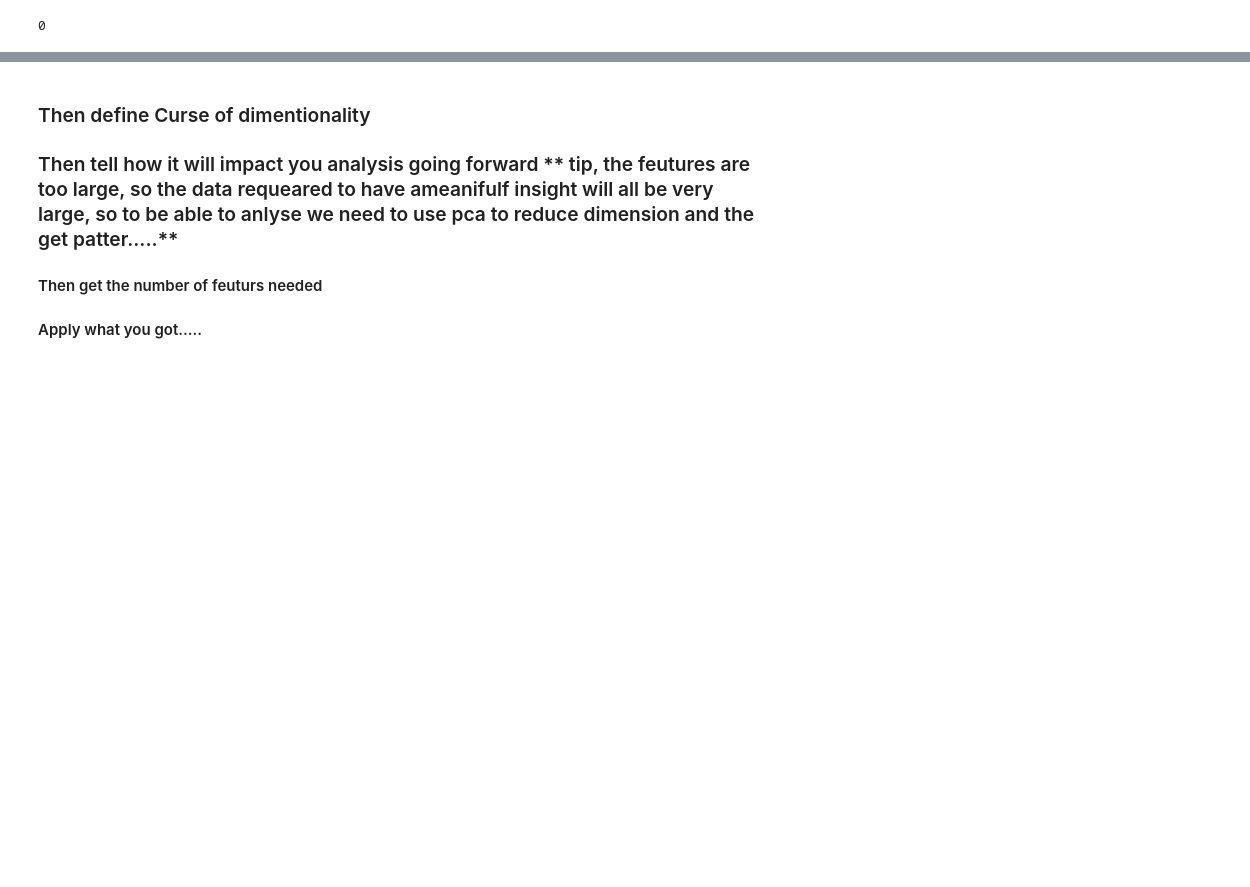
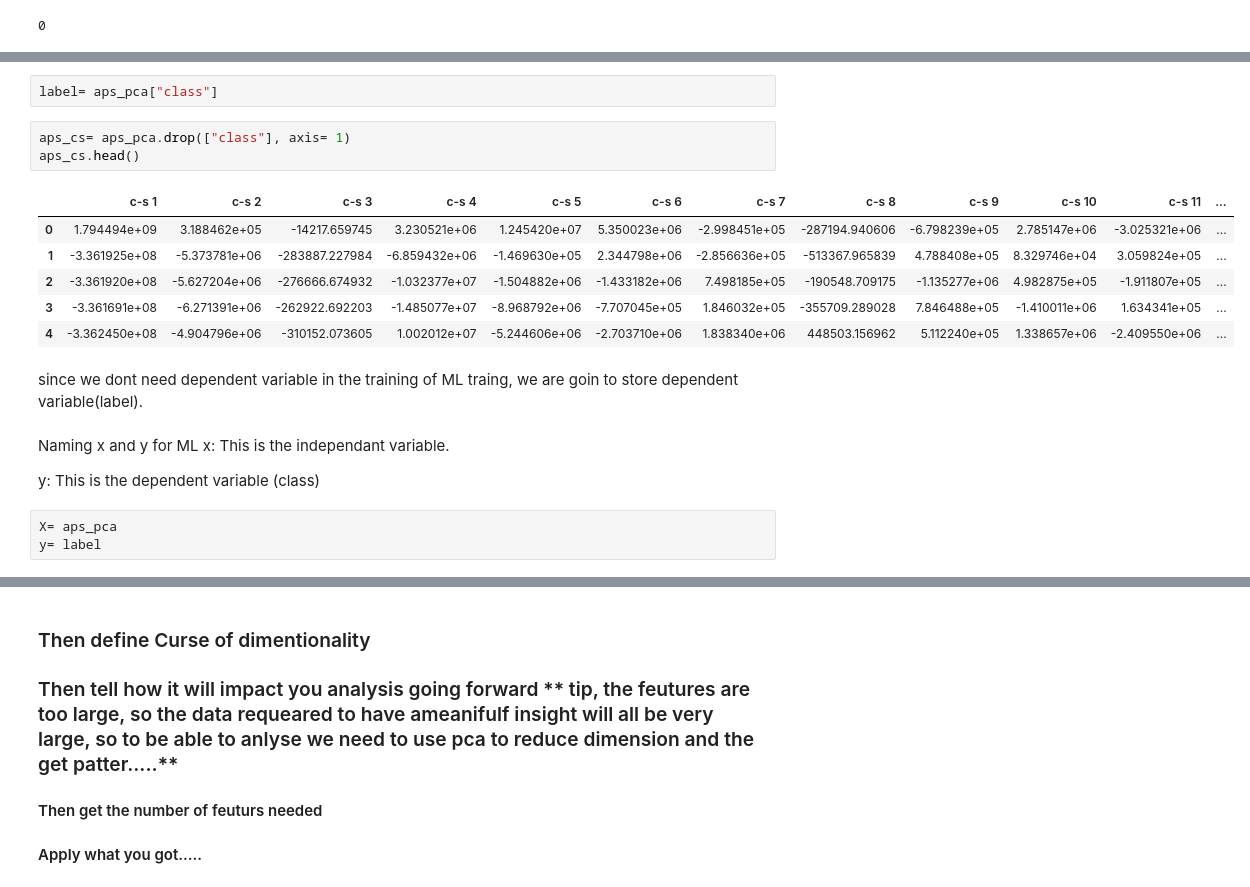
Before and after one commit to Ayomide-ola/Bussiness_Analysis, a Jupyter notebook: App_failure CA.ipynb, the cells around one changed output, grey strips where cells are left out. Saved outputs shown, nothing was run; the diff lists cells and outputs as text; blank space fills up the shorter version.

```diff
--- a/App_failure CA.ipynb
+++ b/App_failure CA.ipynb
@@ -1062,0 +1076,22 @@ as the number of dimensions grows:
+# %%
+label= aps_pca["class"]
+# %%
+aps_cs= aps_pca.drop(["class"], axis= 1)
+aps_cs.head()
+# %% [output]
+|  | c-s 1 | c-s 2 | c-s 3 | c-s 4 | c-s 5 | c-s 6 | c-s 7 | c-s 8 | c-s 9 | c-s 10 | c-s 11 | ... |
+| 0 | 1.794494e+09 | 3.188462e+05 | -14217.659745 | 3.230521e+06 | 1.245420e+07 | 5.350023e+06 | -2.998451e+05 | -287194.940606 | -6.798239e+05 | 2.785147e+06 | -3.025321e+06 | ... |
+| 1 | -3.361925e+08 | -5.373781e+06 | -283887.227984 | -6.859432e+06 | -1.469630e+05 | 2.344798e+06 | -2.856636e+05 | -513367.965839 | 4.788408e+05 | 8.329746e+04 | 3.059824e+05 | ... |
+| 2 | -3.361920e+08 | -5.627204e+06 | -276666.674932 | -1.032377e+07 | -1.504882e+06 | -1.433182e+06 | 7.498185e+05 | -190548.709175 | -1.135277e+06 | 4.982875e+05 | -1.911807e+05 | ... |
+| 3 | -3.361691e+08 | -6.271391e+06 | -262922.692203 | -1.485077e+07 | -8.968792e+06 | -7.707045e+05 | 1.846032e+05 | -355709.289028 | 7.846488e+05 | -1.410011e+06 | 1.634341e+05 | ... |
+| 4 | -3.362450e+08 | -4.904796e+06 | -310152.073605 | 1.002012e+07 | -5.244606e+06 | -2.703710e+06 | 1.838340e+06 | 448503.156962 | 5.112240e+05 | 1.338657e+06 | -2.409550e+06 | ... |
+# %% [markdown]
+since we dont need dependent variable in the training of ML traing, we are goin to store dependent variable(label).
+# %% [markdown]
+Naming x and y for ML
+x: This is the independant variable.
+
+y: This is the dependent variable (class)
+# %%
+X= aps_pca
+y= label
```
Also changed, not shown: parts of 131 cells of this notebook.
